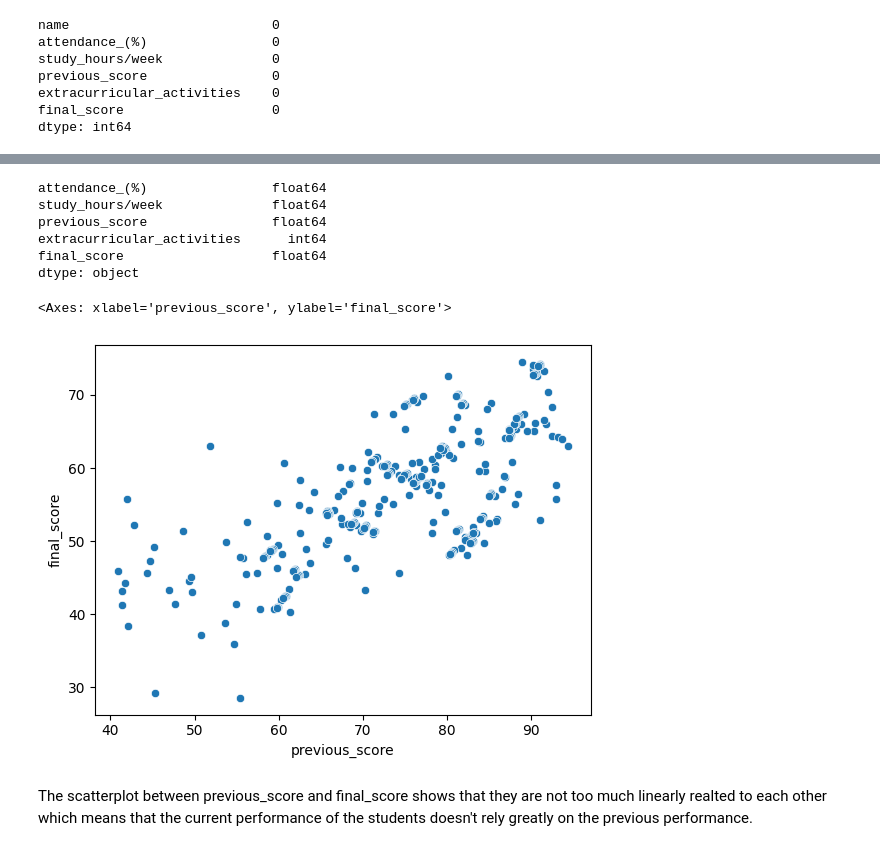
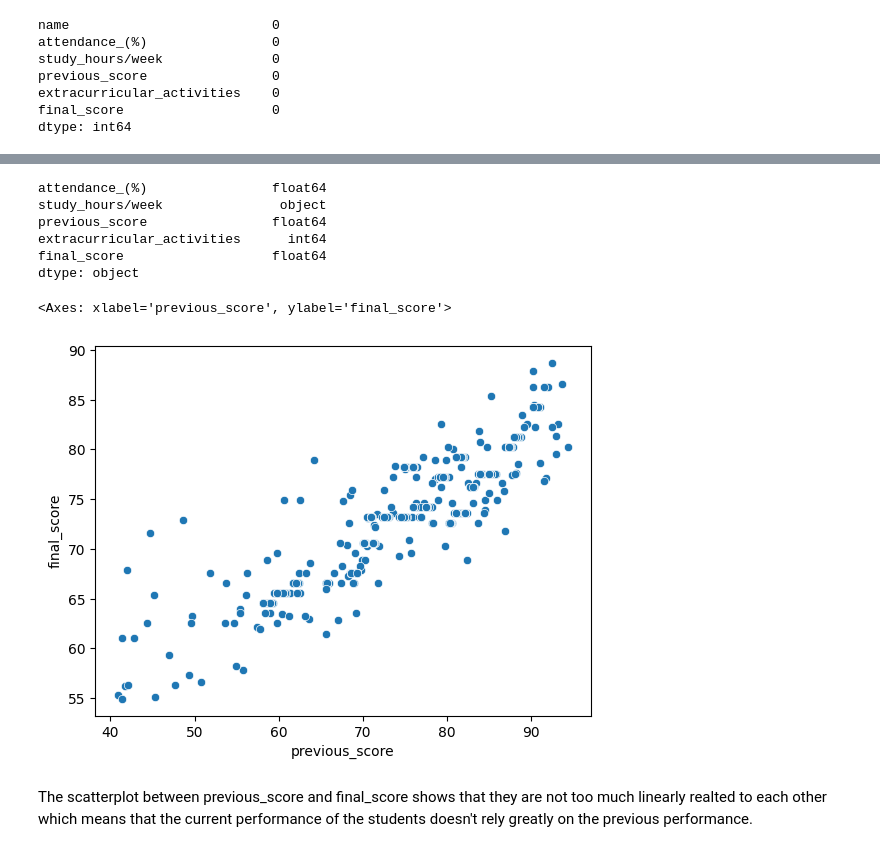
Before and after one commit to bishal-777/Student-Performance-Predictor, a Jupyter notebook: model.ipynb, the cells around one changed output, grey strips where cells are left out. Saved outputs shown, nothing was run; the diff lists cells and outputs as text; code cells hidden in the pictures.

```diff
--- a/model.ipynb
+++ b/model.ipynb
@@ -5,7 +5,7 @@ import matplotlib.pyplot as plt
 import seaborn as sns
 from sklearn.preprocessing import LabelEncoder
 # %%
-df = pd.read_csv("./final.csv")
+df = pd.read_csv("./xyz.csv")
 df.head(5)
 # %% [output]
 |  | Name | Attendance (%) | Study Hours/Week | Previous Score | Extracurricular Activities | Final Score |
@@ -85,2 +85,2 @@ df.head()
 # %%
-df.drop('name', axis=1)
+student = df.drop('name', axis=1)
@@ -101,17 +87,17 @@ df.drop('name', axis=1)
 # %%
-print(df.dtypes)
+print(student.dtypes)
 # %% [output]
 attendance_(%)                float64
-study_hours/week              float64
+study_hours/week               object
 previous_score                float64
 extracurricular_activities      int64
 final_score                   float64
 dtype: object
 # %%
-sns.scatterplot(x="previous_score",y="final_score",data=df)
+sns.scatterplot(x="previous_score",y="final_score",data=student)
 # %% [output]
 <Axes: xlabel='previous_score', ylabel='final_score'>
-[figure, old version]
+[figure, new version]
 # %% [markdown]
 The scatterplot between previous_score and final_score shows that they are not too much linearly realted to each other which means that the current performance of the students doesn't rely greatly on the previous performance.
 # %%
```
Also changed, not shown: parts of 8 cells of this notebook, 2 other files.
